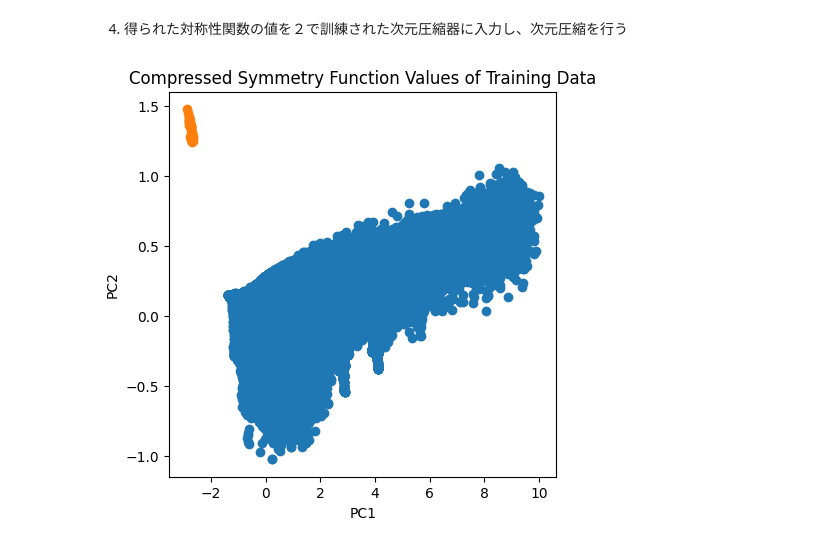
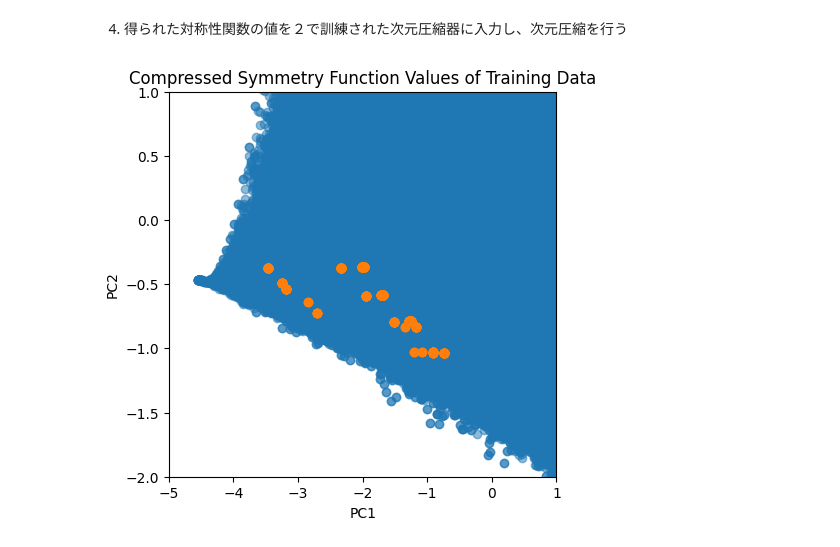
Before and after one commit to y1u0d2a1i/mlp_tools, a Jupyter notebook: notebooks/analyze/pca_symmetry_function.ipynb, the cells around one changed output. Saved outputs shown, nothing was run; the diff lists cells and outputs as text; code cells hidden in the pictures.

```diff
--- a/notebooks/analyze/pca_symmetry_function.ipynb
+++ b/notebooks/analyze/pca_symmetry_function.ipynb
@@ -43,0 +46,12 @@ sf_df_train.shape
+# %%
+with open("/Users/y1u0d2/desktop/Lab/result/n2p2/Si/100/06/atomic-env.G", "r") as f:
+    lines = [s.strip() for s in f.readlines()]
+
+sf_matrix = []
+for i, l in enumerate(lines):
+    # show progress every 10000 lines
+    if i % 10000 == 0:
+        print(i)
+    l_splitted = l.split()
+    sf_vector = [l_splitted[0], *np.array(l_splitted[1:], dtype=float)]
+    sf_matrix.append(sf_vector)
@@ -99,7 +131,7 @@ with open(os.path.join(path2n2p2_output, "input.data"), "w") as f:
     f.write('\n'.join(lines))
 # %%
 # 対称性関数の計算結果をstructure.outから取り出す
-path2n2p2_output = "/Users/y1u0d2/desktop/Lab/result/n2p2/Si/extrapolation_analysis/20231111_sputtering/sample_from_training"
+path2n2p2_output = "/Users/y1u0d2/desktop/Lab/result/n2p2/Si/extrapolation_analysis/20231111_sputtering/sample_init"
 with open(os.path.join(path2n2p2_output, "structure.out"), "r") as f:
     lines = [s.strip() for s in f.readlines()]
 # %%
@@ -122,13 +154,13 @@ compressed_sf_value_matrix_from_lmp_traj = pca.transform(sf_value_matrix_from_lm
 # %%
 # 2次元で可視化する
 fig, ax = plt.subplots(figsize=(5, 5))
-ax.scatter(compressed_sf_train[:, 0], compressed_sf_train[:, 1], label="train data")
+ax.scatter(compressed_sf_train[:, 0], compressed_sf_train[:, 1], label="train data", alpha=0.5)
 ax.scatter(compressed_sf_value_matrix_from_lmp_traj[:, 0], compressed_sf_value_matrix_from_lmp_traj[:, 1], label="sputtering trajectory")
 ax.set_xlabel("PC1")
 ax.set_ylabel("PC2")
-# ax.set_xlim(-10, 100)
-# ax.set_ylim(-10, 100)
+ax.set_xlim(-5, 1)
+ax.set_ylim(-2, 1)
 ax.set_title("Compressed Symmetry Function Values of Training Data")
 plt.show()
 # %% [output]
-[figure, old version]
+[figure, new version]
```
Also changed, not shown: parts of 10 cells of this notebook.
